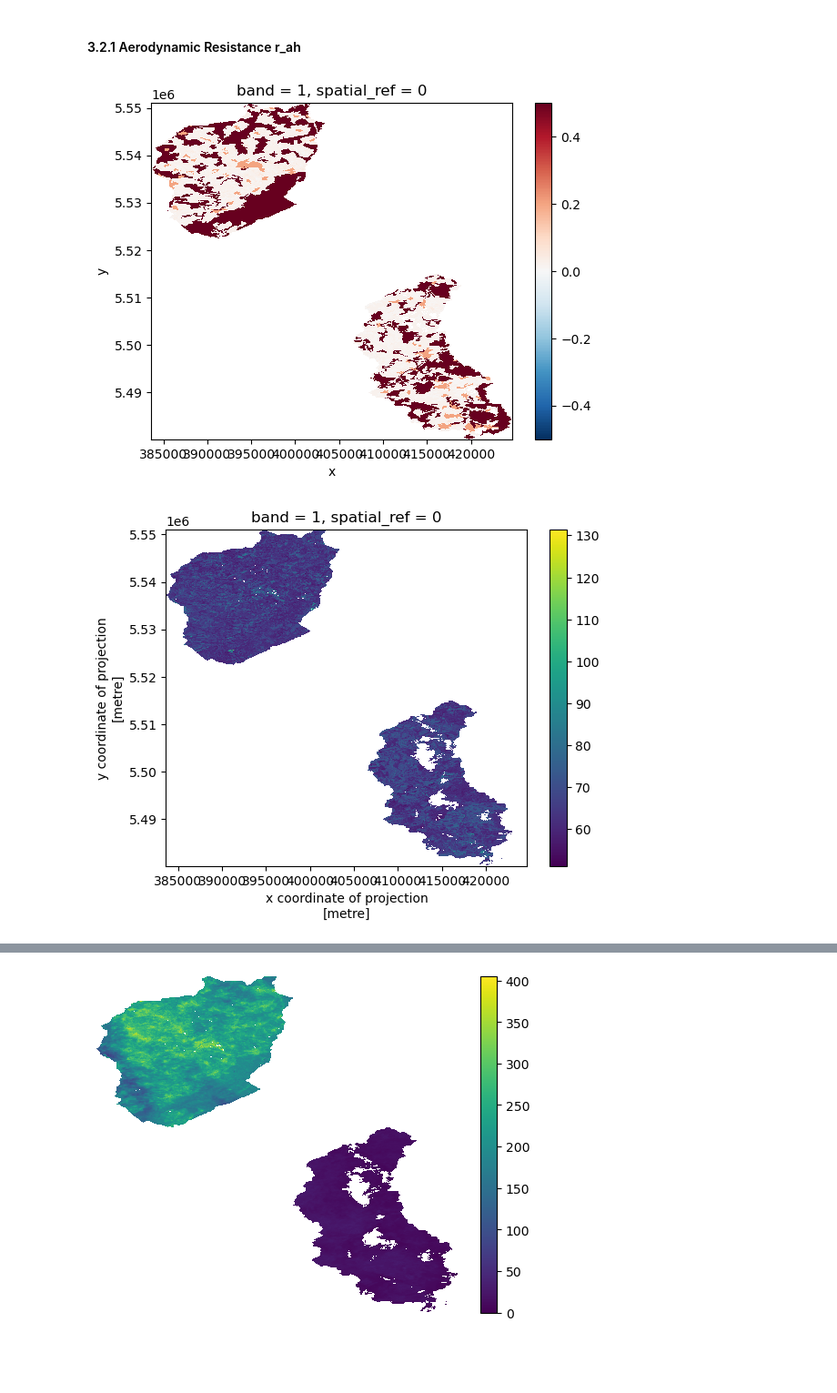
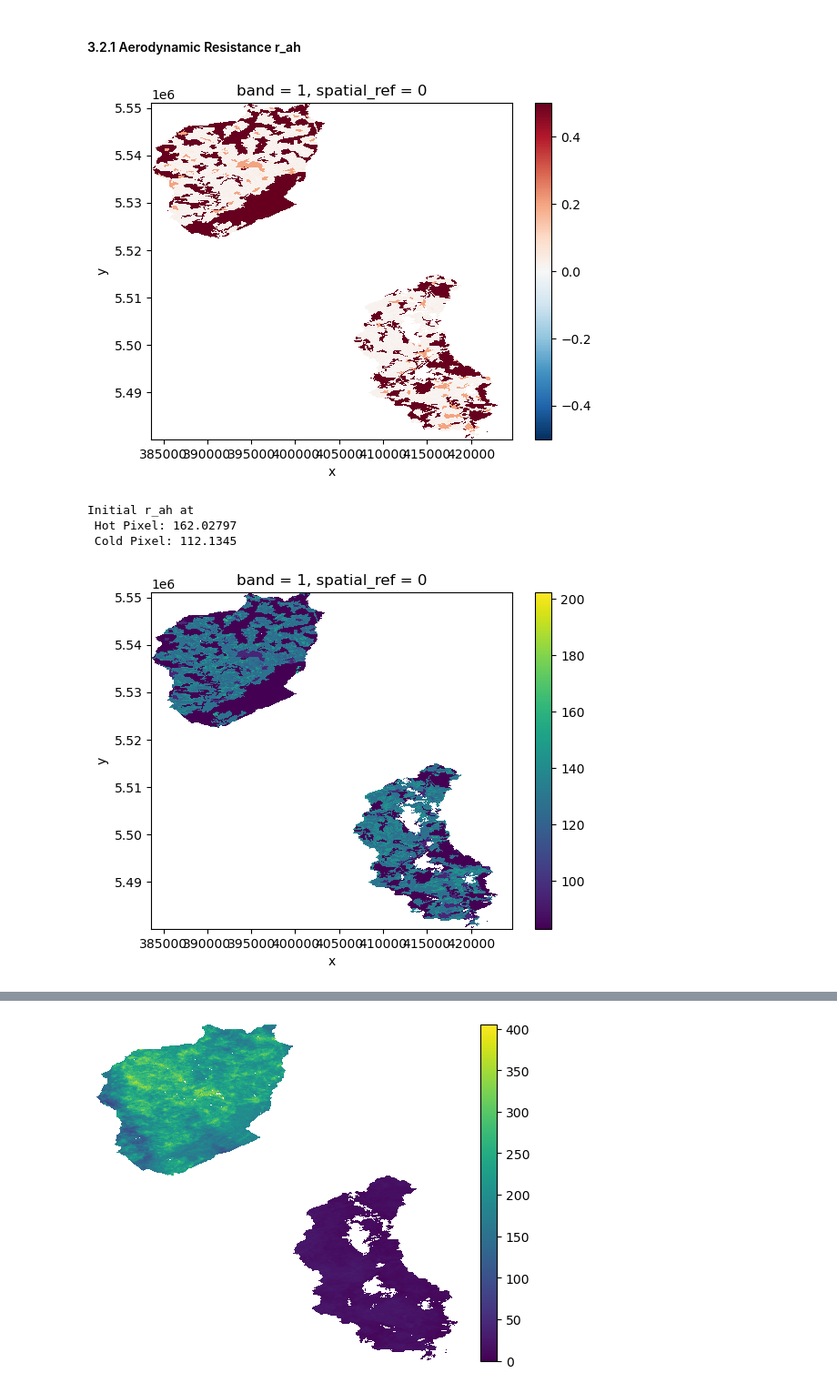
Before and after one commit to nicolast911/ET_master_project, a Jupyter notebook: scripts/SEBAL_Model_meteo_clean.ipynb, the cells around one changed output, grey strips where cells are left out. Shown at 91% size. Saved outputs shown, nothing was run; the diff lists cells and outputs as text; code cells hidden in the pictures; blank space fills up the shorter version.

```diff
--- a/scripts/SEBAL_Model_meteo_clean.ipynb
+++ b/scripts/SEBAL_Model_meteo_clean.ipynb
@@ -1043,13 +1020,17 @@ zom_list = [0.018 * LAI, 0.004, 0.02, 0.2, 0.5, 0.001]
 
 zom_map = np.nan  # Default value if none of the conditions match
 
+
 for i in range(0, len(LU_list)):
     zom_map = xr.where(LU_mosaic.isin(LU_list[i]), zom_list[i], zom_map)
 
+# Apply Cloud Filter also to zom_map
+zom_map = zom_map.where(LS_stack_clip.QA_PIXEL.values == 21824)
+
 if plots == "yes":
     zom_map.plot()
 # %% [output]
-[figure, old version]
+[figure, new version]
 # %%
 # OLD FORUMLAS WITH ASSUMED Wind speed and momentum roughness length
 # r_ah for neutral stability
@@ -1059,37 +1040,47 @@ if plots == "yes":
 
 k = 0.41    # Karmans constant
 
-ux = 1.1    # Wind speed at height zx (m/s) (Test value was 20 m/s)
+ux = wind_vec.wind.mean()    # Wind speed at height zx (m/s) - Mean from WInd Map (Test value was 20 m/s)
 zx = 2      # Height x with measured Wind speed ux
-h_veg = 0.5      # Vegetation Heigh in m at weather station
+h_veg = 0.3      # Vegetation Heigh in m at weather station
 zom_station = 0.12*h_veg   # momentum roughness length (m) at the weather station, SEBAL Manual suggests 0.12*height_vegetation
 
 # 1. Friction veolocity u_asterix --> logaritmic wind profile
 u_asterix = (k*ux) / (np.log(zx / zom_station))
 
 # 2. Wind speed at 200m above ground u200
 u200 = u_asterix * ((np.log(200/zom_station)) / k)
 
+# Treshold u200 adopted from R-Package "water" (Olmedo 2016) with 1 m/s
+if u200 < 1:
+    print("u200 less than treshold value (1m/s), using 4m/s instead")
+    u200 = 4.0 # m/s
 
 # 3. Friction Velocity u_asterix_px for each Pixel
 zom_px =  zom_map          # Momentum roughness length (m) for each Pixel of the Image
 
 u_asterix_px = (k*u200) / (np.log(200 / zom_px))
 
-
-zom_px = 0.018 * LAI # Assumed, simple variante (only for agriculture viable)
-u_asterix_px = (k*u200) / (np.log(200/zom_px))
 
 # if plots == "yes":
 #     u_asterix_px.plot()
 
 # 4. Initial Aerodynamic resistance r_ah
 z1 = 0.1     # Height 1 for Wind Measurement (m), from SEBAL Manual
 z2 = 2       # Height 2 for Wind Measurement (m), from SEBAL Manual
 
 r_ah = (np.log(z2/z1)) / (u_asterix_px * k)
 
 if plots == "yes":
     r_ah.plot()
+
+
+if plots == "yes":
+    print("Initial r_ah at", "\n",
+          "Hot Pixel:", r_ah.sel(x = hot_x, y = hot_y).values, "\n",
+          "Cold Pixel:", r_ah.sel(x = cold_x, y = cold_y).values)
 # %% [output]
+Initial r_ah at
+ Hot Pixel: 162.02797
+ Cold Pixel: 112.1345
-[figure, old version]
+[figure, new version]
```
Also changed, not shown: parts of 23 cells of this notebook, 1 other file.
